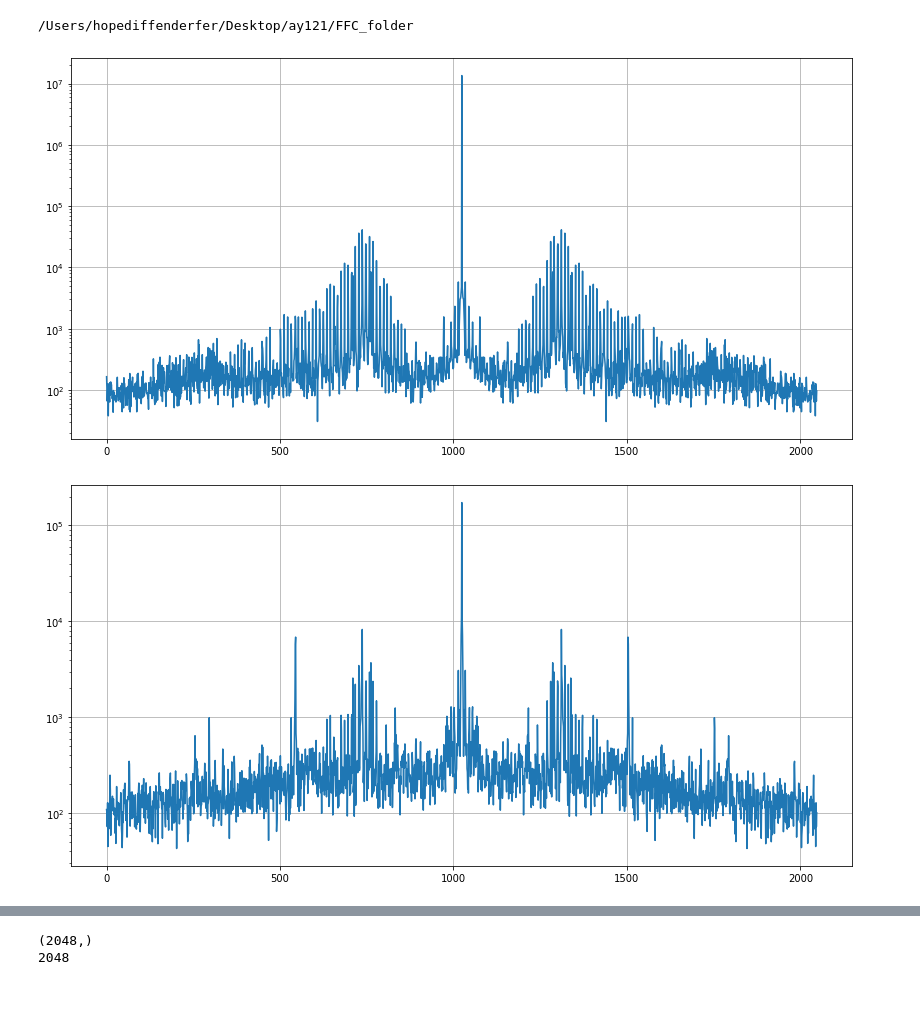
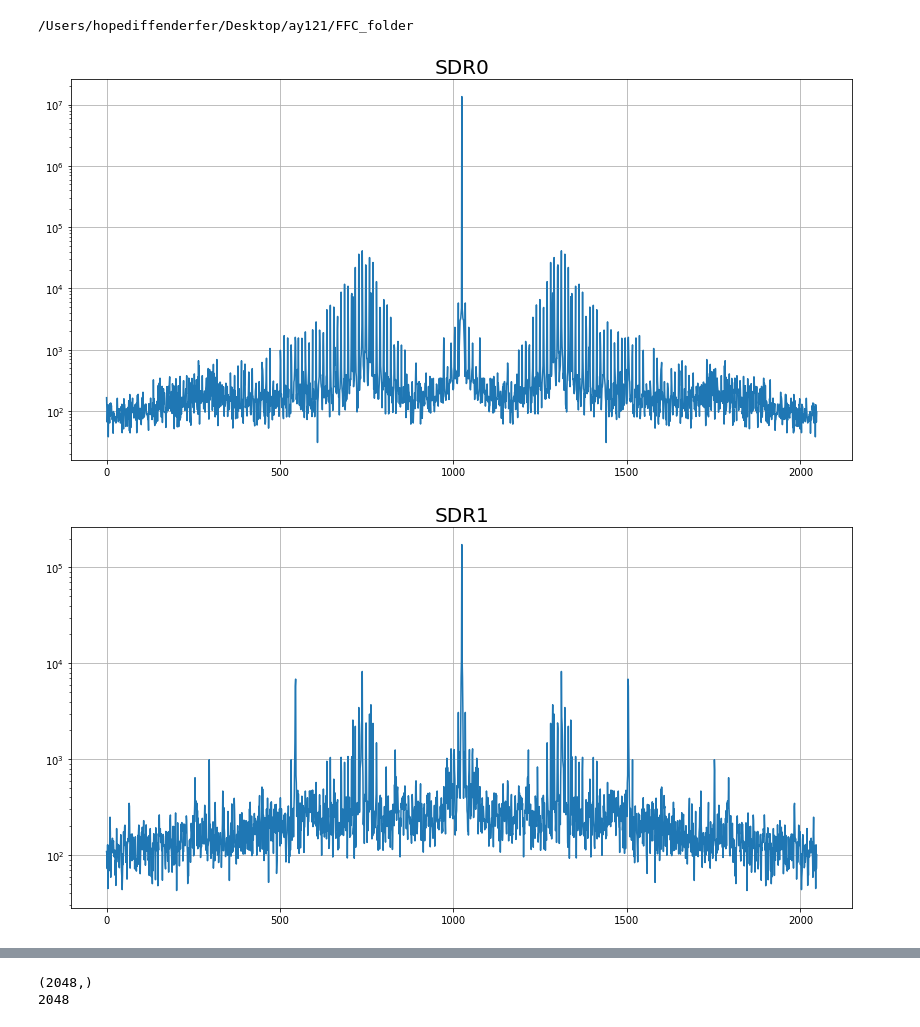
Before and after one commit to lea-yamashiro/FFC_4, a Jupyter notebook: code/Hope/HD_4.1.ipynb, the cells around one changed output, grey strips where cells are left out. Cells and saved outputs as stored; diff of their text form; code cells hidden in the pictures; blank space fills up the shorter version.

```diff
--- a/code/Hope/HD_4.1.ipynb
+++ b/code/Hope/HD_4.1.ipynb
@@ -9,22 +9,22 @@ cd ../
 # %% [output]
 /Users/hopediffenderfer/Desktop/ay121/FFC_folder
 # %%
-SDR0_1420_0 = np.load('FFC_4/data/testing_041624/testing_SDR0_0.npz')['data']
-SDR1_1420_0 = np.load('FFC_4/data/testing_041624/testing_SDR1_0.npz')['data']
+SDR0 = np.load('FFC_4/data/testing_041624/testing_SDR0_0.npz')['data']
+SDR1 = np.load('FFC_4/data/testing_041624/testing_SDR1_0.npz')['data']
 # %%
 plt.figure(figsize=(14,7))
-plt.semilogy(SDR0_1420_0)
-# plt.xlim(1000,1400)
+plt.semilogy(SDR0)
 plt.grid()
+plt.title('SDR0', size=20)
 plt.show()
+
+plt.figure(figsize=(14,7))
+plt.semilogy(SDR1)
+plt.grid()
+plt.title('SDR1', size=20)
+plt.show()
 # %% [output]
-[figure, old version]
+[figure, new version]
+[figure, added]
-# %%
-plt.figure(figsize=(14,7))
-plt.semilogy(SDR1_1420_0)
-plt.grid()
-plt.show()
-# %% [output]
-[figure, removed]
 # %%
 plt.figure(figsize=(14,7))
```
Also changed, not shown: parts of 7 cells of this notebook, 2 other files.
